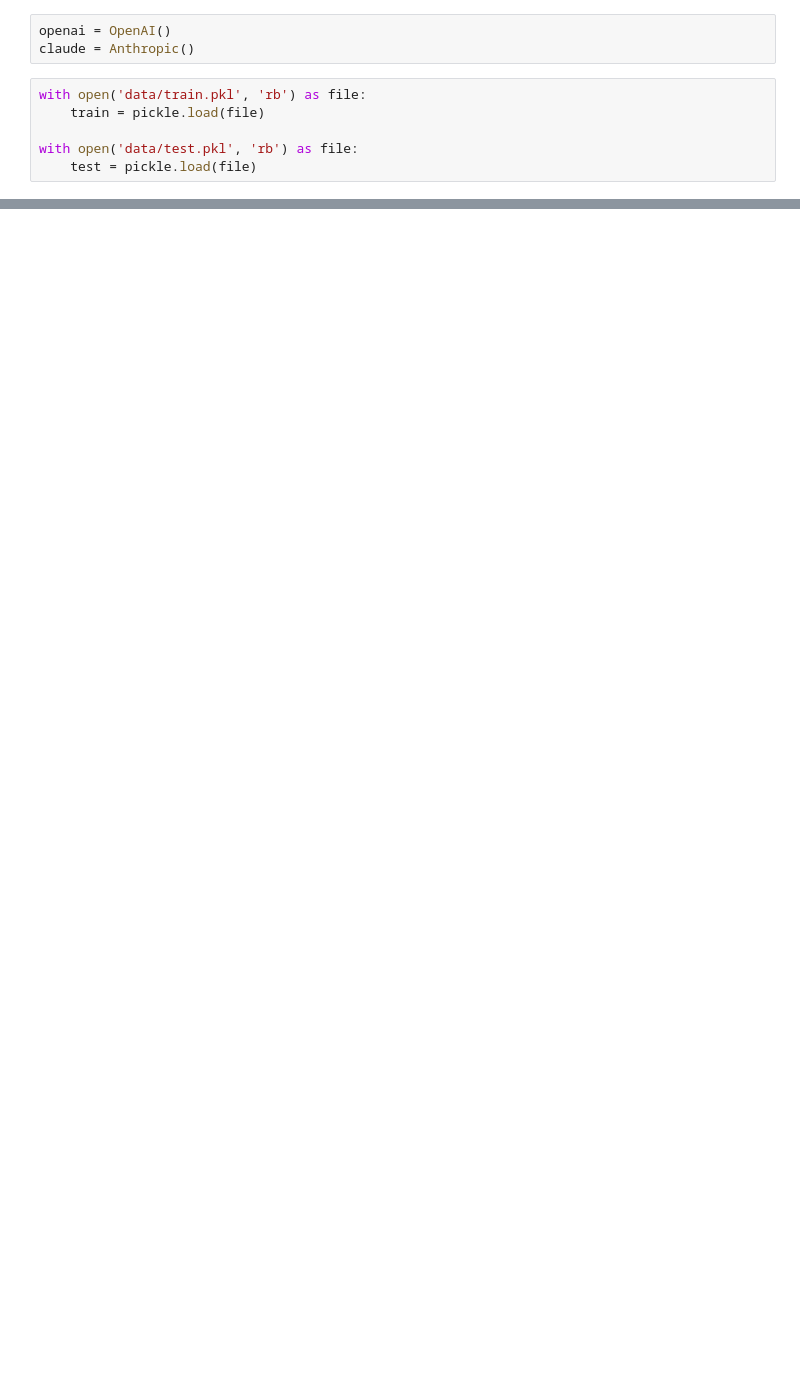
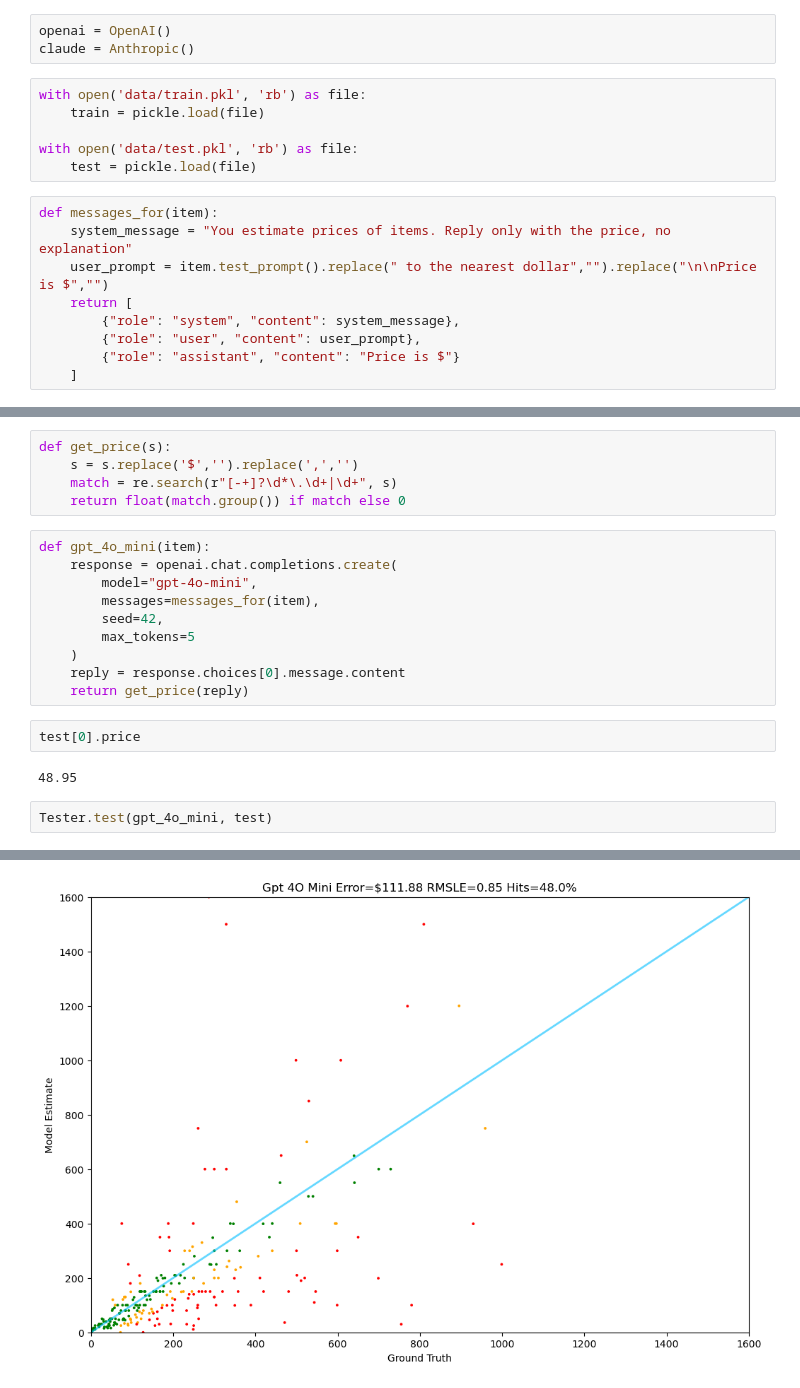
Before and after one commit to onurrtosunn/Predict_Product_Prices_via_Agents, a Jupyter notebook: llm_zero_shot_prediction.ipynb, the cells around one changed output, grey strips where cells are left out. Cells and saved outputs as stored; diff of their text form; blank space fills up the shorter version.

Commit message:
llm models result updated

```diff
--- a/llm_zero_shot_prediction.ipynb
+++ b/llm_zero_shot_prediction.ipynb
@@ -44,3 +38,12 @@ with open('data/train.pkl', 'rb') as file:
 
 with open('data/test.pkl', 'rb') as file:
     test = pickle.load(file)
+# %%
+def messages_for(item):
+    system_message = "You estimate prices of items. Reply only with the price, no explanation"
+    user_prompt = item.test_prompt().replace(" to the nearest dollar","").replace("\n\nPrice is $","")
+    return [
+        {"role": "system", "content": system_message},
+        {"role": "user", "content": user_prompt},
+        {"role": "assistant", "content": "Price is $"}
+    ]
@@ -46,0 +58,22 @@ with open('data/test.pkl', 'rb') as file:
+# %%
+def get_price(s):
+    s = s.replace('$','').replace(',','')
+    match = re.search(r"[-+]?\d*\.\d+|\d+", s)
+    return float(match.group()) if match else 0
+# %%
+def gpt_4o_mini(item):
+    response = openai.chat.completions.create(
+        model="gpt-4o-mini",
+        messages=messages_for(item),
+        seed=42,
+        max_tokens=5
+    )
+    reply = response.choices[0].message.content
+    return get_price(reply)
+# %%
+test[0].price
+# %% [output]
+48.95
+# %%
+Tester.test(gpt_4o_mini, test)
+# %% [output]
@@ -46,0 +97 @@ with open('data/test.pkl', 'rb') as file:
+[figure, added]
```
Also changed, not shown: parts of 10 cells of this notebook.
